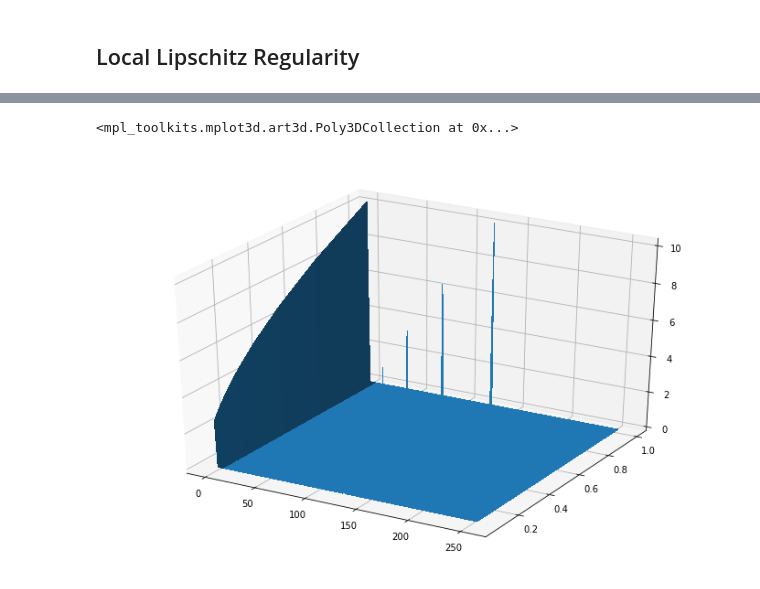
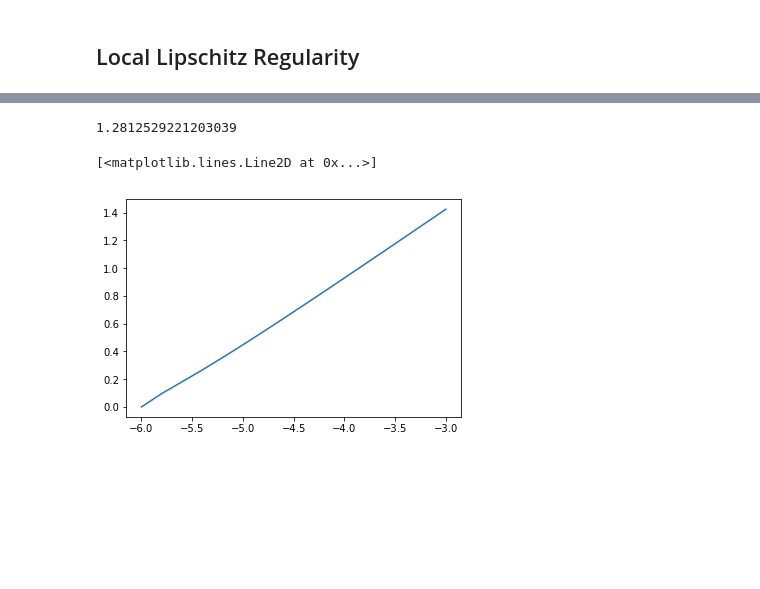
Before and after one commit to uniformlyMatt/MATH-651-Project, a Jupyter notebook: 1D_CWT.ipynb, the cells around one changed output, grey strips where cells are left out. Saved outputs shown, nothing was run; the diff lists cells and outputs as text; code cells hidden in the pictures; blank space fills up the shorter version.

```diff
--- a/1D_CWT.ipynb
+++ b/1D_CWT.ipynb
@@ -200,0 +167,25 @@ plt.plot(L[7,:])
+# %%
+C = MM2
+
+th = 0.01
+
+ind = np.where(np.abs(C[0,:]) > th * np.max(C))[0]
+val = np.ndarray([C.shape[0], ind.shape[0]])
+val[0,:] = C[0,ind]
+
+for i in range(1,C.shape[0]):
+    for j in range(ind.shape[0]):
+        ind0 = ind[j]
+        if C[i,ind0] > th*np.max(C):
+            val[i,j] = C[i,ind0]
+        elif C[i,ind0-1] > th*np.max(C):
+            val[i,j] = C[i,ind0-1]
+            ind[j] = ind0-1
+        elif C[i,ind0+1] > th*np.max(C):
+            val[i,j] = C[i,ind0+1]
+            ind[j] = ind0+1
+# %%
+val1 = np.zeros(val.shape)
+for i in range(val.shape[0]):
+    val1[i,:] = np.log2(val[i,:])
+val1
@@ -201,11 +210,18 @@ plt.plot(L[7,:])
+# %%
+y = val1[:,3]
+drop_inf = np.isinf(y)
+y = y[~drop_inf]
+scale1 = np.log2(scale)
+x = scale1[~drop_inf]
+A = np.ones([y.shape[0],2])
+A[:,0] = x
+
+m, c = np.linalg.lstsq(A,y)[0]
+m
+# %% [output]
+1.2812529221203039
 # %%
-plt.plot(L[2,:])
+plt.plot(x, y)
+# %% [output]
+[<matplotlib.lines.Line2D at 0x...>]
+[figure, added]
-# %%
-fig = plt.figure(figsize = [12,8])
-ax = fig.add_subplot(111, projection='3d')
-S, T = np.meshgrid(t, scale)
-ax.plot_surface(S, T, MM1,
-                       linewidth=0, antialiased=False)
-# %% [output]
-<mpl_toolkits.mplot3d.art3d.Poly3DCollection at 0x...>
-[figure, removed]
```
Also changed, not shown: parts of 19 cells of this notebook.
